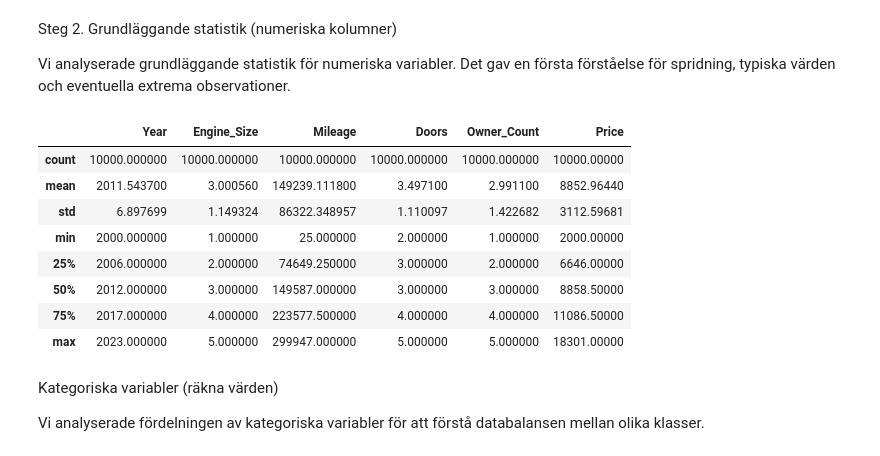
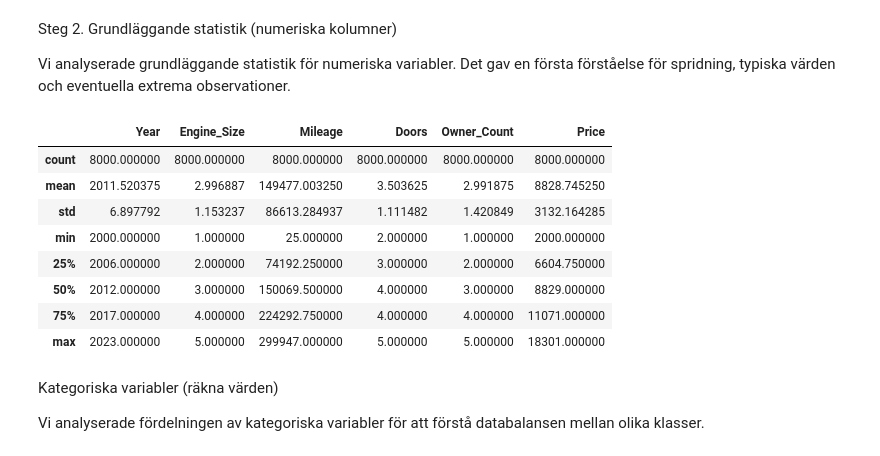
Before and after one commit to Pixelatrix/MachineLearning, a Jupyter notebook: Lillia/Lillia.ipynb, the cells around one changed output. Drawn from its saved outputs; the diff is of its cells as text; code cells hidden in the pictures.

```diff
--- a/Lillia/Lillia.ipynb
+++ b/Lillia/Lillia.ipynb
@@ -28,3 +30,24 @@ print()
 dtypes: float64(1), int64(5), str(4)
 memory usage: 781.4 KB
 None
+# %%
+# Delar upp i X och y
+X = df.drop("Price", axis=1)
+y = df["Price"]
+
+# Delar upp i (hel)tränings- och 20% testset
+X_train_full, X_test, y_train_full, y_test = train_test_split(
+    X, y, test_size=0.2, random_state=42)
+
+# Delar upp träningsset i 20 % tränings- och 20% valideringsset
+X_train, X_val, y_train, y_val = train_test_split(
+    X_train_full, y_train_full, test_size=0.25, random_state=42)
+
+
+# Skapa en EDA-dataframe
+EDA_train_df = X_train_full.copy()
+EDA_train_df["Price"] = y_train_full
+
+print(EDA_train_df.head()) #visar de första raderna i datan
+print(EDA_train_df.shape)  #kollar storlek på rader och kolumner
+print(EDA_train_df.info()) # kontrollerar kolumner och datatyper
@@ -33,17 +74,17 @@ Steg 2. Grundläggande statistik (numeriska kolumner)
 
 Vi analyserade grundläggande statistik för numeriska variabler. Det gav en första förståelse för spridning, typiska värden och eventuella extrema observationer.
 # %%
-df.describe()
+EDA_train_df.describe()
 # %% [output]
 |  | Year | Engine_Size | Mileage | Doors | Owner_Count | Price |
-| count | 10000.000000 | 10000.000000 | 10000.000000 | 10000.000000 | 10000.000000 | 10000.00000 |
-| mean | 2011.543700 | 3.000560 | 149239.111800 | 3.497100 | 2.991100 | 8852.96440 |
-| std | 6.897699 | 1.149324 | 86322.348957 | 1.110097 | 1.422682 | 3112.59681 |
-| min | 2000.000000 | 1.000000 | 25.000000 | 2.000000 | 1.000000 | 2000.00000 |
-| 25% | 2006.000000 | 2.000000 | 74649.250000 | 3.000000 | 2.000000 | 6646.00000 |
-| 50% | 2012.000000 | 3.000000 | 149587.000000 | 3.000000 | 3.000000 | 8858.50000 |
-| 75% | 2017.000000 | 4.000000 | 223577.500000 | 4.000000 | 4.000000 | 11086.50000 |
-| max | 2023.000000 | 5.000000 | 299947.000000 | 5.000000 | 5.000000 | 18301.00000 |
+| count | 8000.000000 | 8000.000000 | 8000.000000 | 8000.000000 | 8000.000000 | 8000.000000 |
+| mean | 2011.520375 | 2.996887 | 149477.003250 | 3.503625 | 2.991875 | 8828.745250 |
+| std | 6.897792 | 1.153237 | 86613.284937 | 1.111482 | 1.420849 | 3132.164285 |
+| min | 2000.000000 | 1.000000 | 25.000000 | 2.000000 | 1.000000 | 2000.000000 |
+| 25% | 2006.000000 | 2.000000 | 74192.250000 | 3.000000 | 2.000000 | 6604.750000 |
+| 50% | 2012.000000 | 3.000000 | 150069.500000 | 4.000000 | 3.000000 | 8829.000000 |
+| 75% | 2017.000000 | 4.000000 | 224292.750000 | 4.000000 | 4.000000 | 11071.000000 |
+| max | 2023.000000 | 5.000000 | 299947.000000 | 5.000000 | 5.000000 | 18301.000000 |
 # %% [markdown]
 Kategoriska variabler (räkna värden)
 
```
Also changed, not shown: parts of 10 cells of this notebook.
